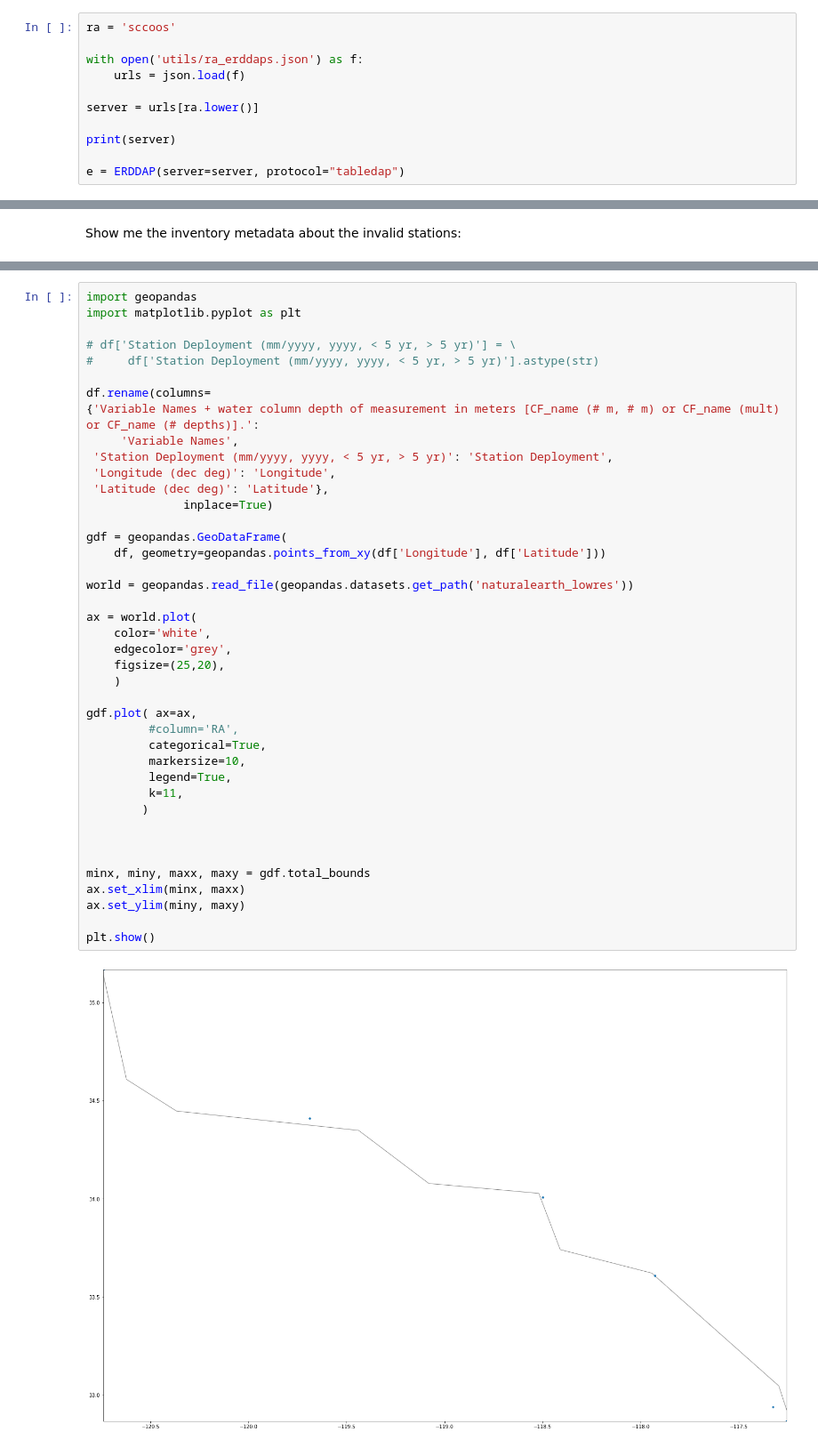
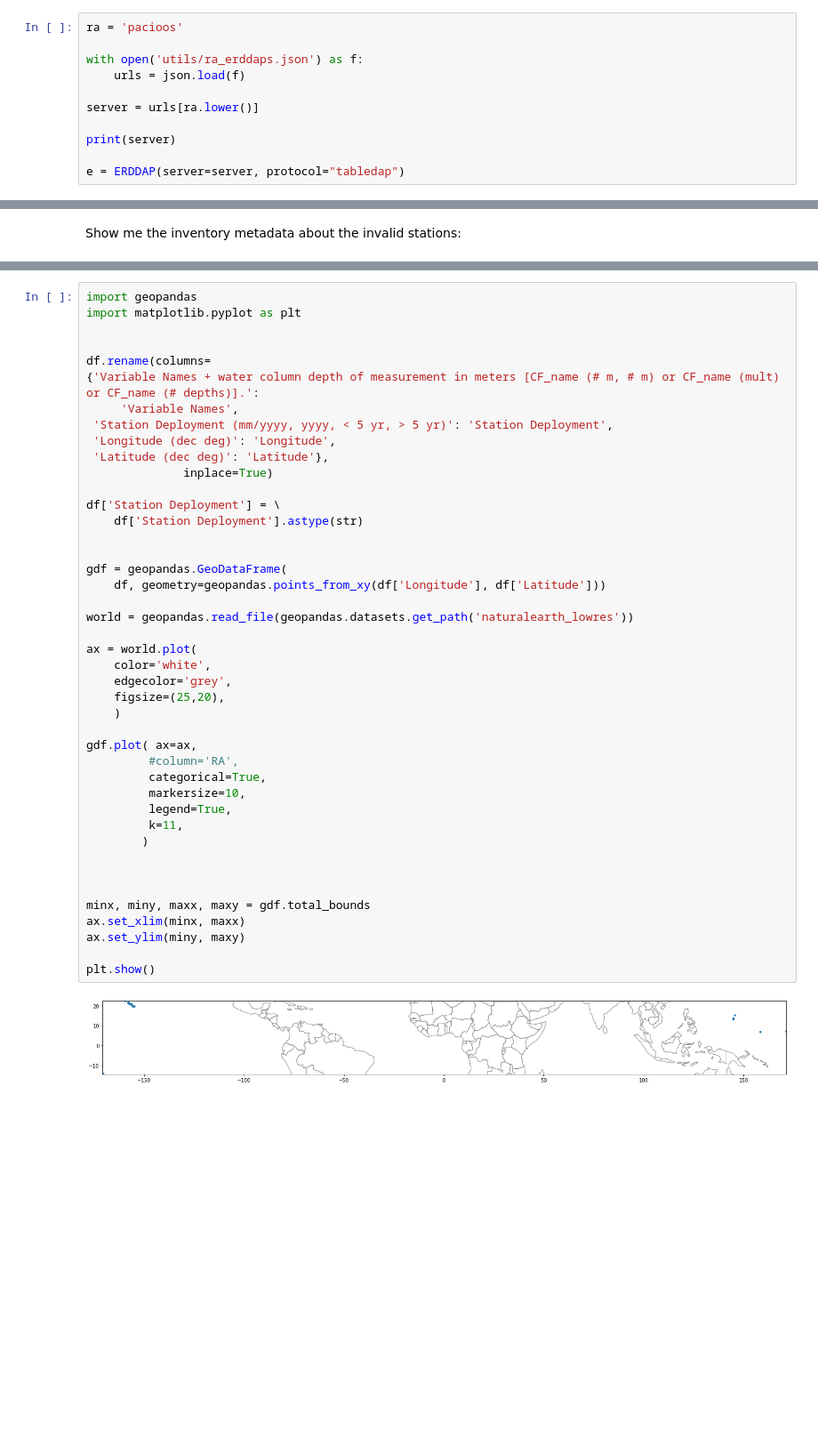
Before and after one commit to ioos/ioos-asset-inventory, a Jupyter notebook: spot_check_stations.ipynb, the cells around one changed output, grey strips where cells are left out. Shown at 89% size. Saved outputs shown, nothing was run; the diff lists cells and outputs as text; blank space fills up the shorter version.

Commit message:
finishing PACIOOS review closes #29

```diff
--- a/spot_check_stations.ipynb
+++ b/spot_check_stations.ipynb
@@ -8,7 +8,7 @@ import json
 # %% [markdown]
 Configure the ERDDAP to search
 # %%
-ra = 'sccoos'
+ra = 'pacioos'
 
 with open('utils/ra_erddaps.json') as f:
     urls = json.load(f)
@@ -257,8 +292,6 @@ bad_stations
 import geopandas
 import matplotlib.pyplot as plt
 
-# df['Station Deployment (mm/yyyy, yyyy, < 5 yr, > 5 yr)'] = \
-#     df['Station Deployment (mm/yyyy, yyyy, < 5 yr, > 5 yr)'].astype(str)
 
 df.rename(columns=
 {'Variable Names + water column depth of measurement in meters [CF_name (# m, # m) or CF_name (mult) or CF_name (# depths)].':
@@ -267,32 +300,36 @@ df.rename(columns=
  'Longitude (dec deg)': 'Longitude',
  'Latitude (dec deg)': 'Latitude'},
               inplace=True)
+
+df['Station Deployment'] = \
+    df['Station Deployment'].astype(str)
+
 
 gdf = geopandas.GeoDataFrame(
     df, geometry=geopandas.points_from_xy(df['Longitude'], df['Latitude']))
 
 world = geopandas.read_file(geopandas.datasets.get_path('naturalearth_lowres'))
 
 ax = world.plot(
     color='white',
     edgecolor='grey',
     figsize=(25,20),
     )
 
 gdf.plot( ax=ax,
          #column='RA',
          categorical=True,
          markersize=10,
          legend=True,
          k=11,
         )
 
 
 
 minx, miny, maxx, maxy = gdf.total_bounds
 ax.set_xlim(minx, maxx)
 ax.set_ylim(miny, maxy)
 
 plt.show()
 # %% [output]
-[figure, old version]
+[figure, new version]
```
Also changed, not shown: parts of 11 cells of this notebook, 2 other files.
